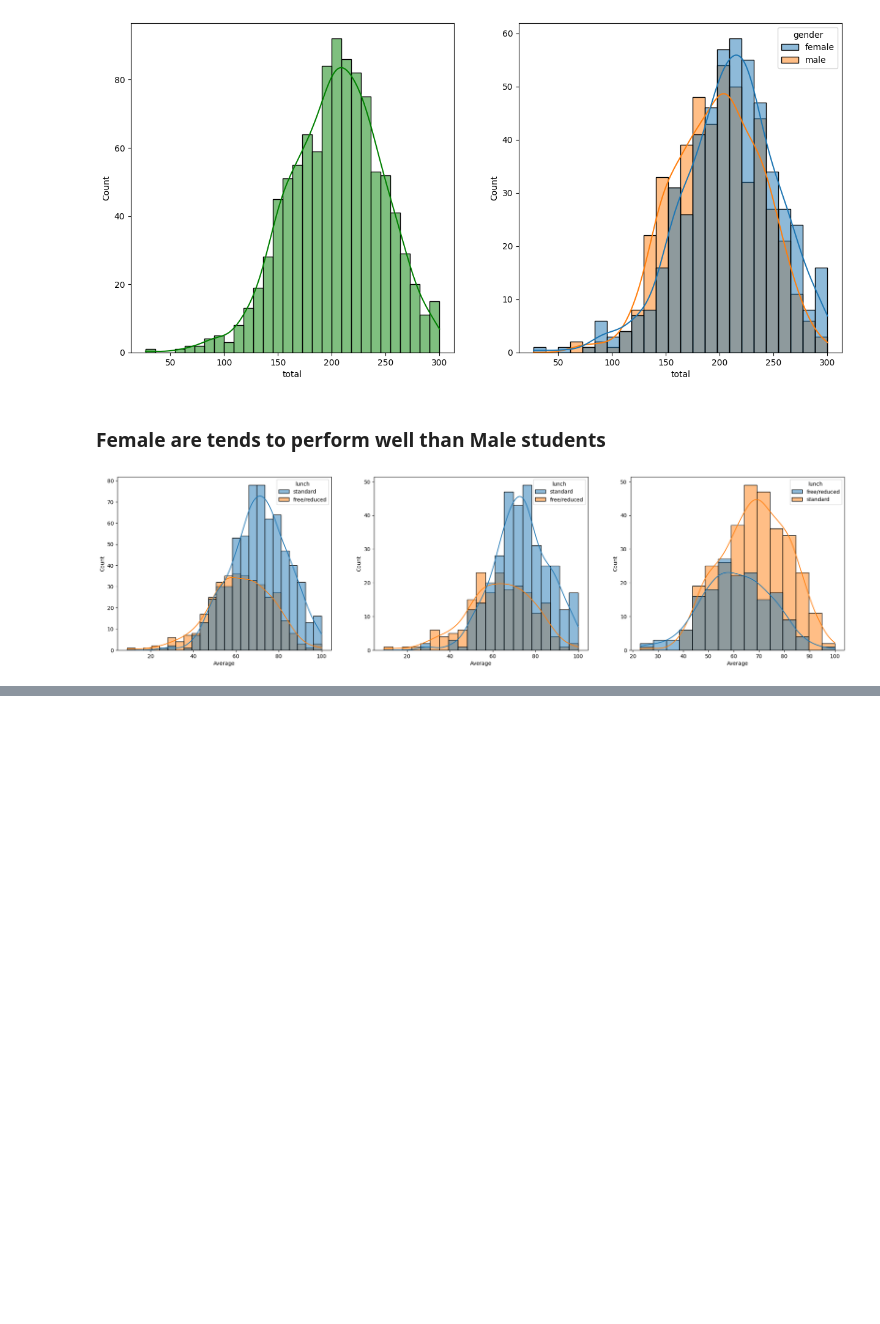
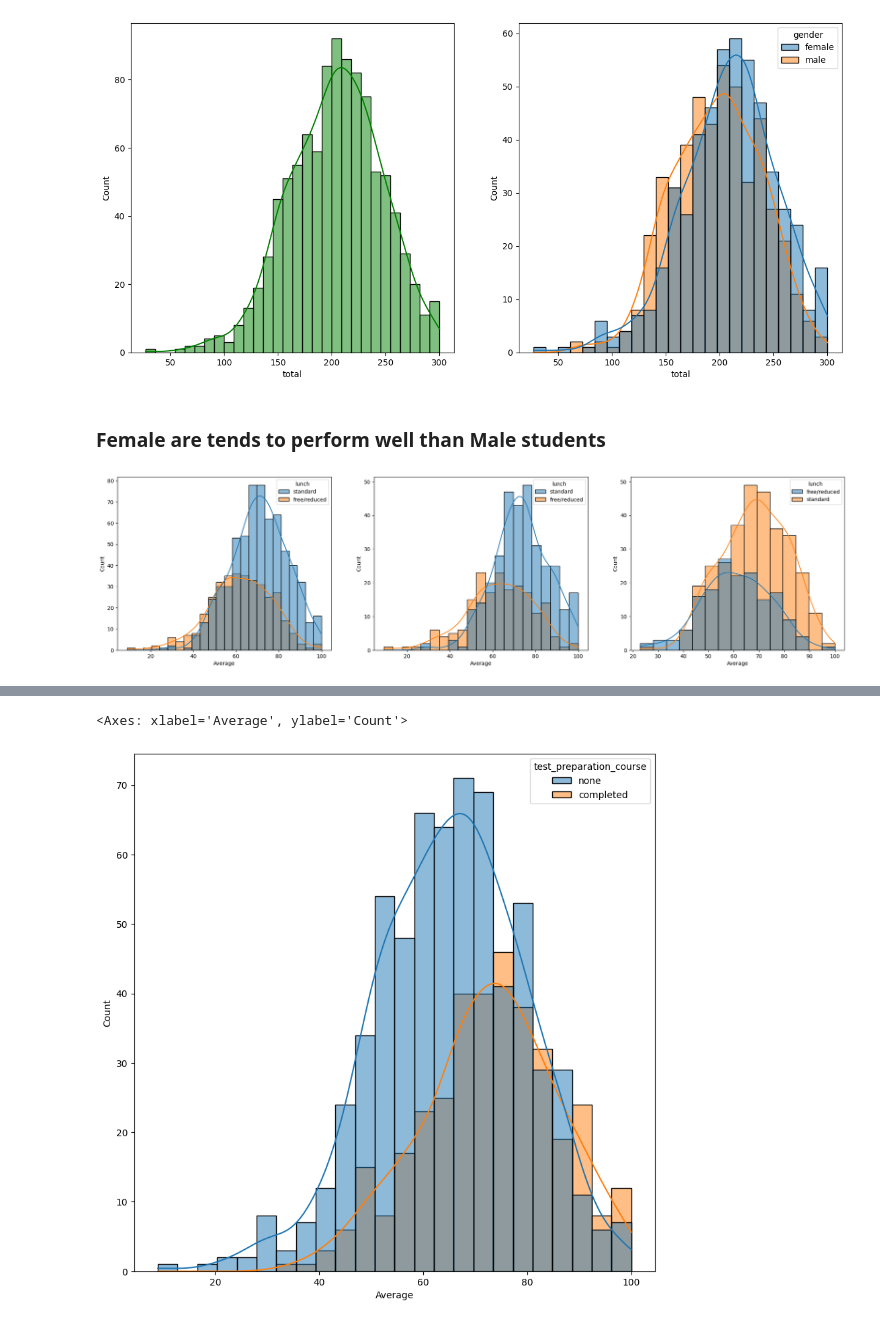
Before and after one commit to GOLISHYAMP/ML_end_to_end_Project, a Jupyter notebook: notebooks/EDA_notebook.ipynb, the cells around one changed output, grey strips where cells are left out. Cells and saved outputs as stored; diff of their text form; code cells hidden in the pictures; blank space fills up the shorter version.

```diff
--- a/notebooks/EDA_notebook.ipynb
+++ b/notebooks/EDA_notebook.ipynb
@@ -206,0 +249,6 @@ plt.show()
+# %%
+plt.figure(figsize=(10,10))
+sns.histplot(df,x='Average',kde=True,hue='test_preparation_course')
+# %% [output]
+<Axes: xlabel='Average', ylabel='Count'>
+[figure, added]
```
Also changed, not shown: parts of 48 cells of this notebook, 6 other files.
